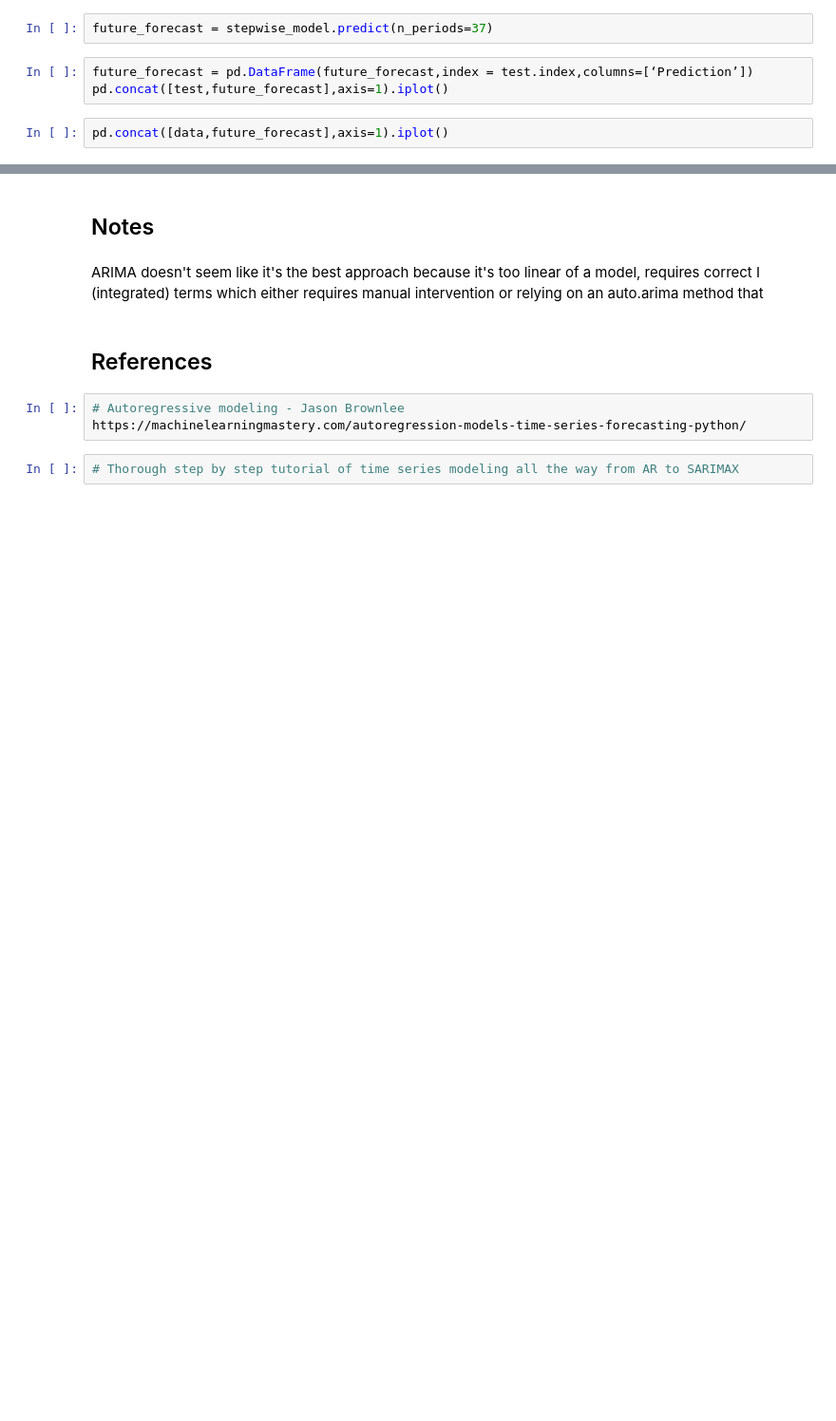
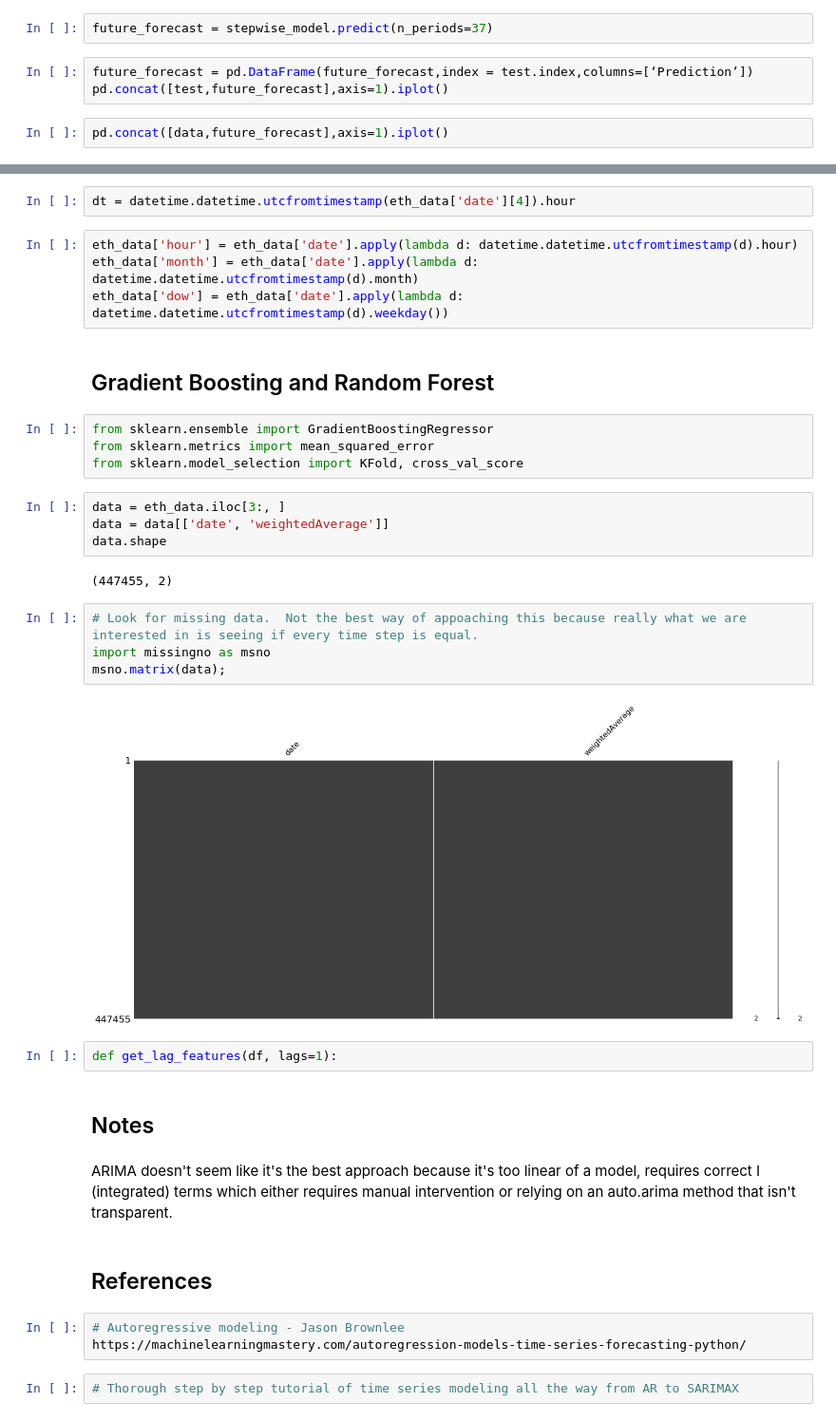
Before and after one commit to jeffbruce/time-series, a Jupyter notebook: crypto/crypto_exploration.ipynb, the cells around one changed output, grey strips where cells are left out. Shown at 95% size. Drawn from its saved outputs; the diff is of its cells as text; blank space fills up the shorter version.

```diff
--- a/crypto/crypto_exploration.ipynb
+++ b/crypto/crypto_exploration.ipynb
@@ -251,7 +253,33 @@ pd.concat([data,future_forecast],axis=1).iplot()
+# %%
+dt = datetime.datetime.utcfromtimestamp(eth_data['date'][4]).hour
+# %%
+eth_data['hour'] = eth_data['date'].apply(lambda d: datetime.datetime.utcfromtimestamp(d).hour)
+eth_data['month'] = eth_data['date'].apply(lambda d: datetime.datetime.utcfromtimestamp(d).month)
+eth_data['dow'] = eth_data['date'].apply(lambda d: datetime.datetime.utcfromtimestamp(d).weekday())
+# %% [markdown]
+## Gradient Boosting and Random Forest
+# %%
+from sklearn.ensemble import GradientBoostingRegressor
+from sklearn.metrics import mean_squared_error
+from sklearn.model_selection import KFold, cross_val_score
+# %%
+data = eth_data.iloc[3:, ]
+data = data[['date', 'weightedAverage']]
+data.shape
+# %% [output]
+(447455, 2)
+# %%
+# Look for missing data.  Not the best way of appoaching this because really what we are interested in is seeing if every time step is equal.
+import missingno as msno
+msno.matrix(data);
+# %% [output]
+[figure, added]
+# %%
+def get_lag_features(df, lags=1):
 # %% [markdown]
 ## Notes
 # %% [markdown]
-ARIMA doesn't seem like it's the best approach because it's too linear of a model, requires correct I (integrated) terms which either requires manual intervention or relying on an auto.arima method that
+ARIMA doesn't seem like it's the best approach because it's too linear of a model, requires correct I (integrated) terms which either requires manual intervention or relying on an auto.arima method that isn't transparent.
 # %% [markdown]
 ## References
 # %%
```
Also changed, not shown: parts of 1 cell of this notebook.
